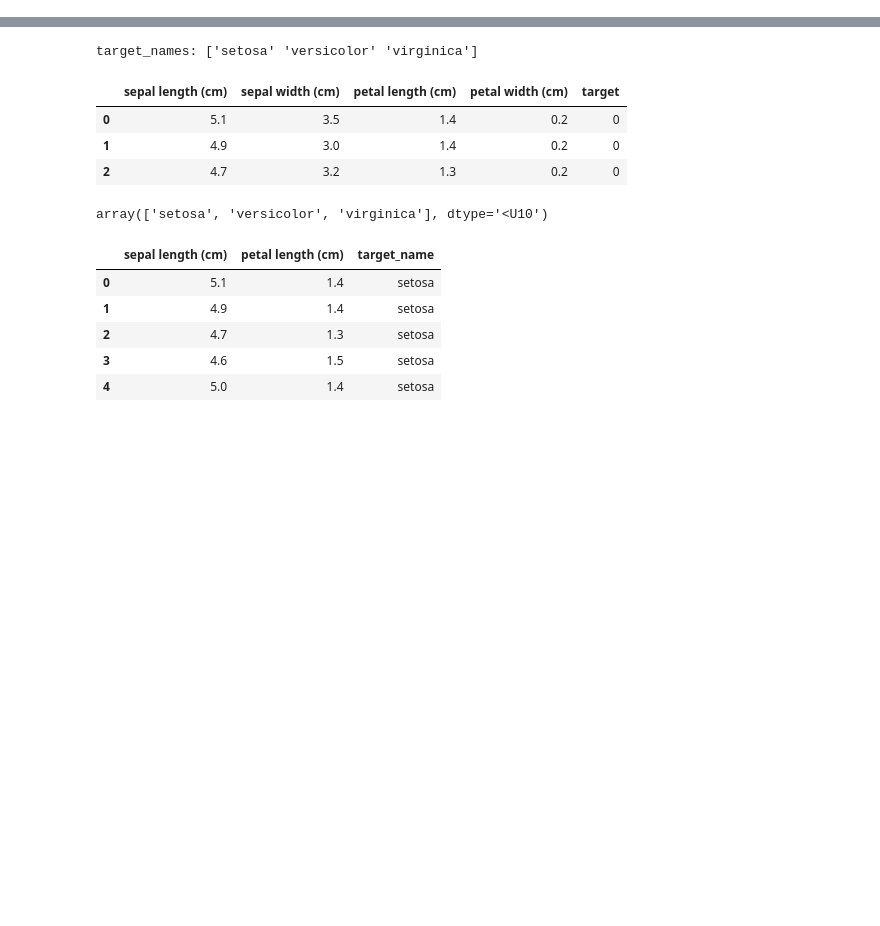
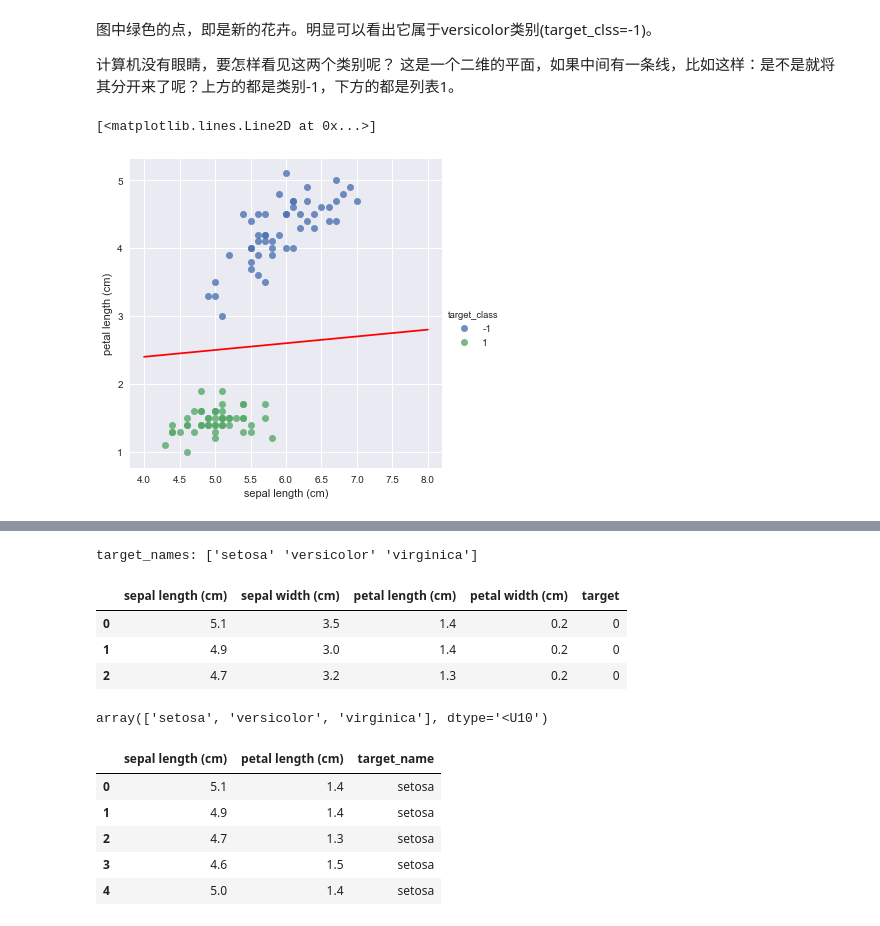
Before and after one commit to Yogayu/DeepLearningCourse, a Jupyter notebook: content/Part2/PLA.ipynb, the cells around one changed output, grey strips where cells are left out. Saved outputs shown, nothing was run; the diff lists cells and outputs as text; code cells hidden in the pictures; blank space fills up the shorter version.

```diff
--- a/content/Part2/PLA.ipynb
+++ b/content/Part2/PLA.ipynb
@@ -0,0 +68,16 @@
+# %% [markdown]
+图中绿色的点，即是新的花卉。明显可以看出它属于versicolor类别(target_clss=-1)。
+
+计算机没有眼睛，要怎样看见这两个类别呢？
+这是一个二维的平面，如果中间有一条线，比如这样：是不是就将其分开来了呢？上方的都是类别-1，下方的都是列表1。
+# %%
+x = np.linspace(4,8,18)
+a = 0.1
+b = 2
+y = a*x+b
+
+sns.lmplot("sepal length (cm)", "petal length (cm)", data=iris_dataset,fit_reg=False,hue="target_class")
+plt.plot(x, y, '-r')
+# %% [output]
+[<matplotlib.lines.Line2D at 0x...>]
+[figure, added]
```
Also changed, not shown: parts of 24 cells of this notebook, 3 other files.
